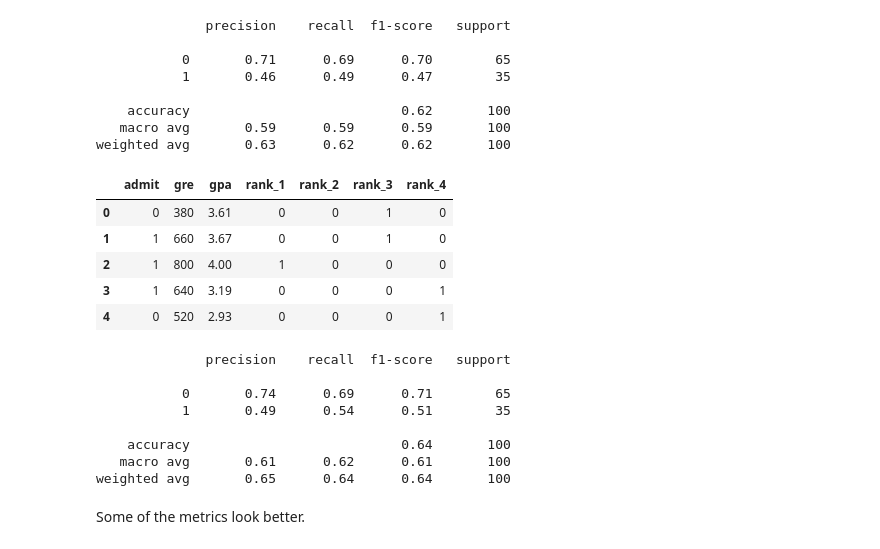
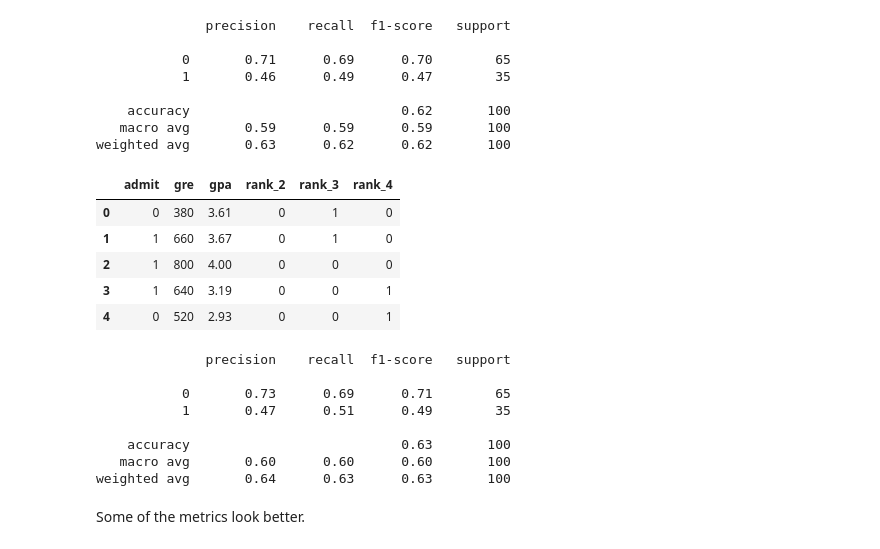
Before and after one commit to steviep42/bios_534, a Jupyter notebook: CH_11_Pre_Processing.ipynb, the cells around one changed output. Drawn from its saved outputs; the diff is of its cells as text; code cells hidden in the pictures.

```diff
--- a/CH_11_Pre_Processing.ipynb
+++ b/CH_11_Pre_Processing.ipynb
@@ -1183,15 +1158,15 @@ print(classification_report(y_test, preds))
    macro avg       0.59      0.59      0.59       100
 weighted avg       0.63      0.62      0.62       100
 # %%
-dummied_admissions = pd.get_dummies(admissions,columns=['rank'])
+dummied_admissions = pd.get_dummies(admissions,columns=['rank'],drop_first=True)
 dummied_admissions.head()
 # %% [output]
-|  | admit | gre | gpa | rank_1 | rank_2 | rank_3 | rank_4 |
-| 0 | 0 | 380 | 3.61 | 0 | 0 | 1 | 0 |
-| 1 | 1 | 660 | 3.67 | 0 | 0 | 1 | 0 |
-| 2 | 1 | 800 | 4.00 | 1 | 0 | 0 | 0 |
-| 3 | 1 | 640 | 3.19 | 0 | 0 | 0 | 1 |
-| 4 | 0 | 520 | 2.93 | 0 | 0 | 0 | 1 |
+|  | admit | gre | gpa | rank_2 | rank_3 | rank_4 |
+| 0 | 0 | 380 | 3.61 | 0 | 1 | 0 |
+| 1 | 1 | 660 | 3.67 | 0 | 1 | 0 |
+| 2 | 1 | 800 | 4.00 | 0 | 0 | 0 |
+| 3 | 1 | 640 | 3.19 | 0 | 0 | 1 |
+| 4 | 0 | 520 | 2.93 | 0 | 0 | 1 |
 # %%
 X = dummied_admissions.drop('admit',axis=1)
 y = dummied_admissions.admit
@@ -1207,12 +1182,12 @@ print(classification_report(y_test, preds))
 # %% [output]
               precision    recall  f1-score   support
 
-           0       0.74      0.69      0.71        65
-           1       0.49      0.54      0.51        35
+           0       0.73      0.69      0.71        65
+           1       0.47      0.51      0.49        35
 
-    accuracy                           0.64       100
-   macro avg       0.61      0.62      0.61       100
-weighted avg       0.65      0.64      0.64       100
+    accuracy                           0.63       100
+   macro avg       0.60      0.60      0.60       100
+weighted avg       0.64      0.63      0.63       100
 # %% [markdown]
 Some of the metrics look better.
 # %% [markdown]
```
Also changed, not shown: parts of 26 cells of this notebook, 5 other files.
